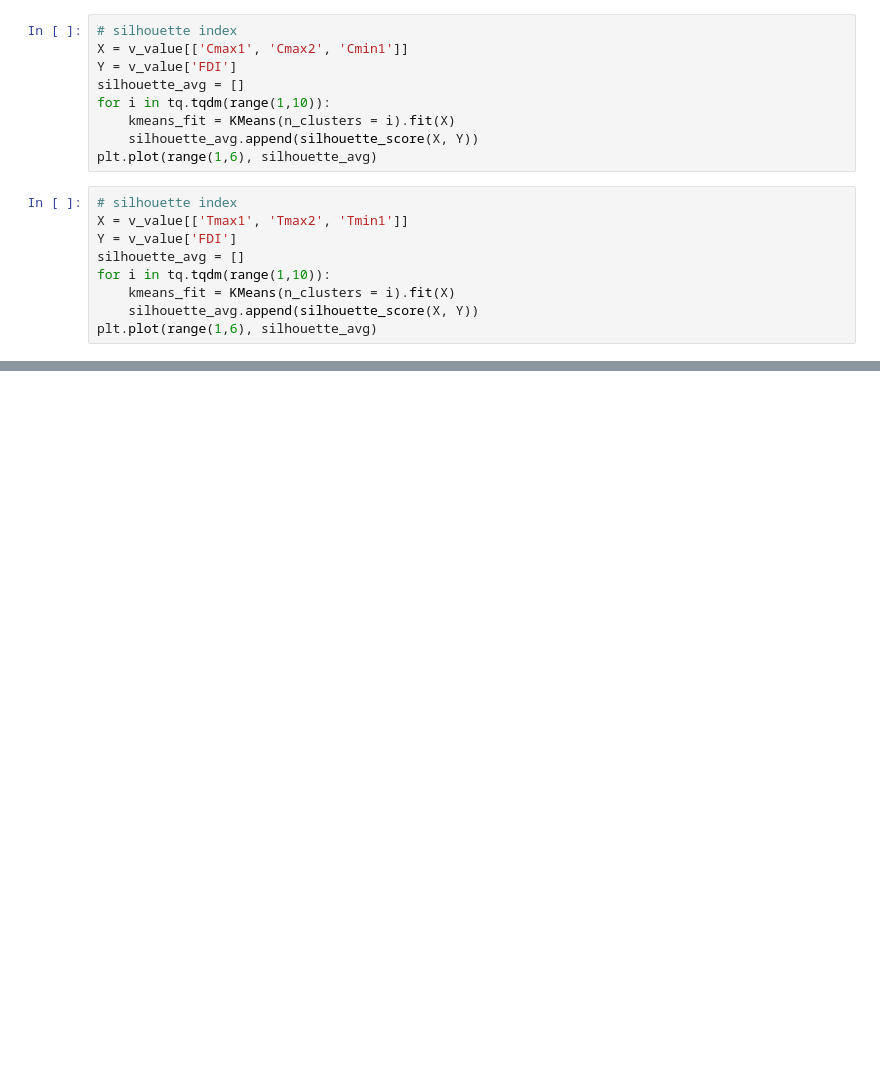
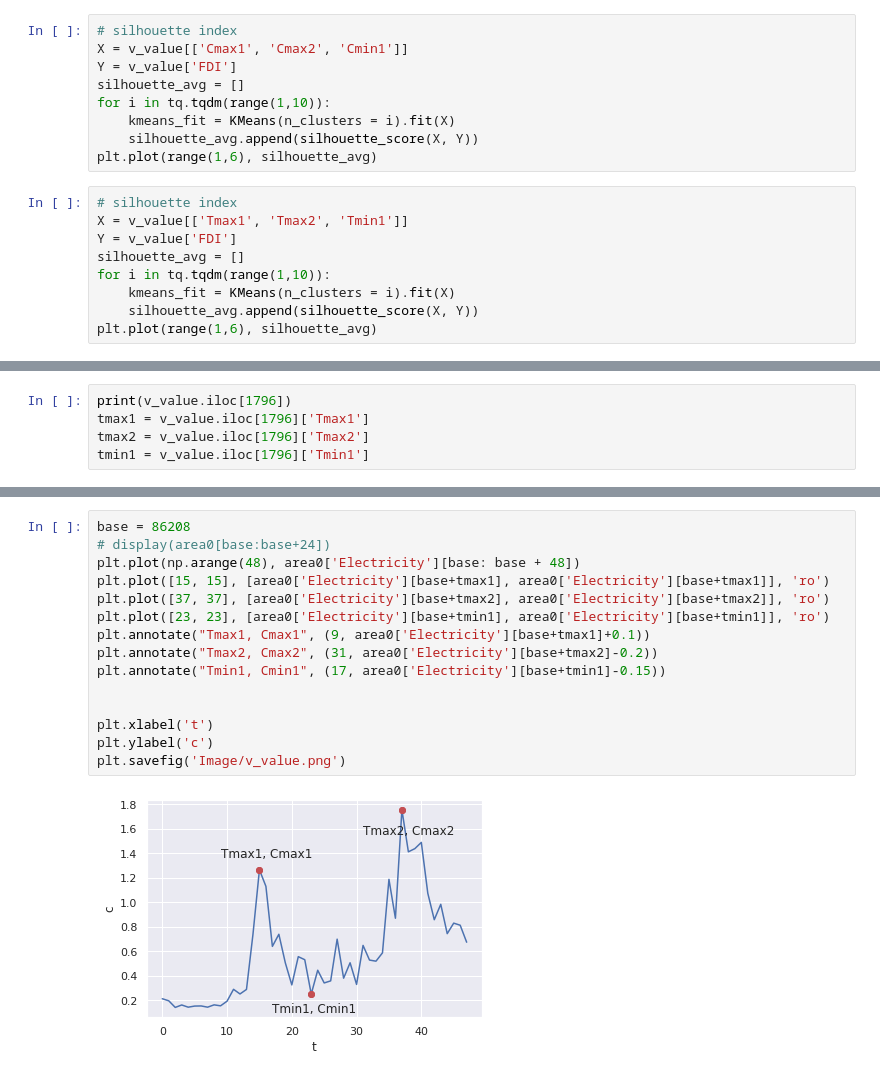
Before and after one commit to BOBO-LU/Non-Technical-Loss, a Jupyter notebook: eda_v_value.ipynb, the cells around one changed output, grey strips where cells are left out. Drawn from its saved outputs; the diff is of its cells as text; blank space fills up the shorter version.

```diff
--- a/eda_v_value.ipynb
+++ b/eda_v_value.ipynb
@@ -152,0 +291,5 @@ plt.plot(range(1,6), silhouette_avg)
+# %%
+print(v_value.iloc[1796])
+tmax1 = v_value.iloc[1796]['Tmax1']
+tmax2 = v_value.iloc[1796]['Tmax2']
+tmin1 = v_value.iloc[1796]['Tmin1']
@@ -152,0 +307,17 @@ plt.plot(range(1,6), silhouette_avg)
+# %%
+base = 86208
+# display(area0[base:base+24])
+plt.plot(np.arange(48), area0['Electricity'][base: base + 48])
+plt.plot([15, 15], [area0['Electricity'][base+tmax1], area0['Electricity'][base+tmax1]], 'ro')
+plt.plot([37, 37], [area0['Electricity'][base+tmax2], area0['Electricity'][base+tmax2]], 'ro')
+plt.plot([23, 23], [area0['Electricity'][base+tmin1], area0['Electricity'][base+tmin1]], 'ro')
+plt.annotate("Tmax1, Cmax1", (9, area0['Electricity'][base+tmax1]+0.1))
+plt.annotate("Tmax2, Cmax2", (31, area0['Electricity'][base+tmax2]-0.2))
+plt.annotate("Tmin1, Cmin1", (17, area0['Electricity'][base+tmin1]-0.15))
+
+
+plt.xlabel('t')
+plt.ylabel('c')
+plt.savefig('Image/v_value.png')
+# %% [output]
+[figure, added]
```
Also changed, not shown: parts of 17 cells of this notebook, 1 other file.
